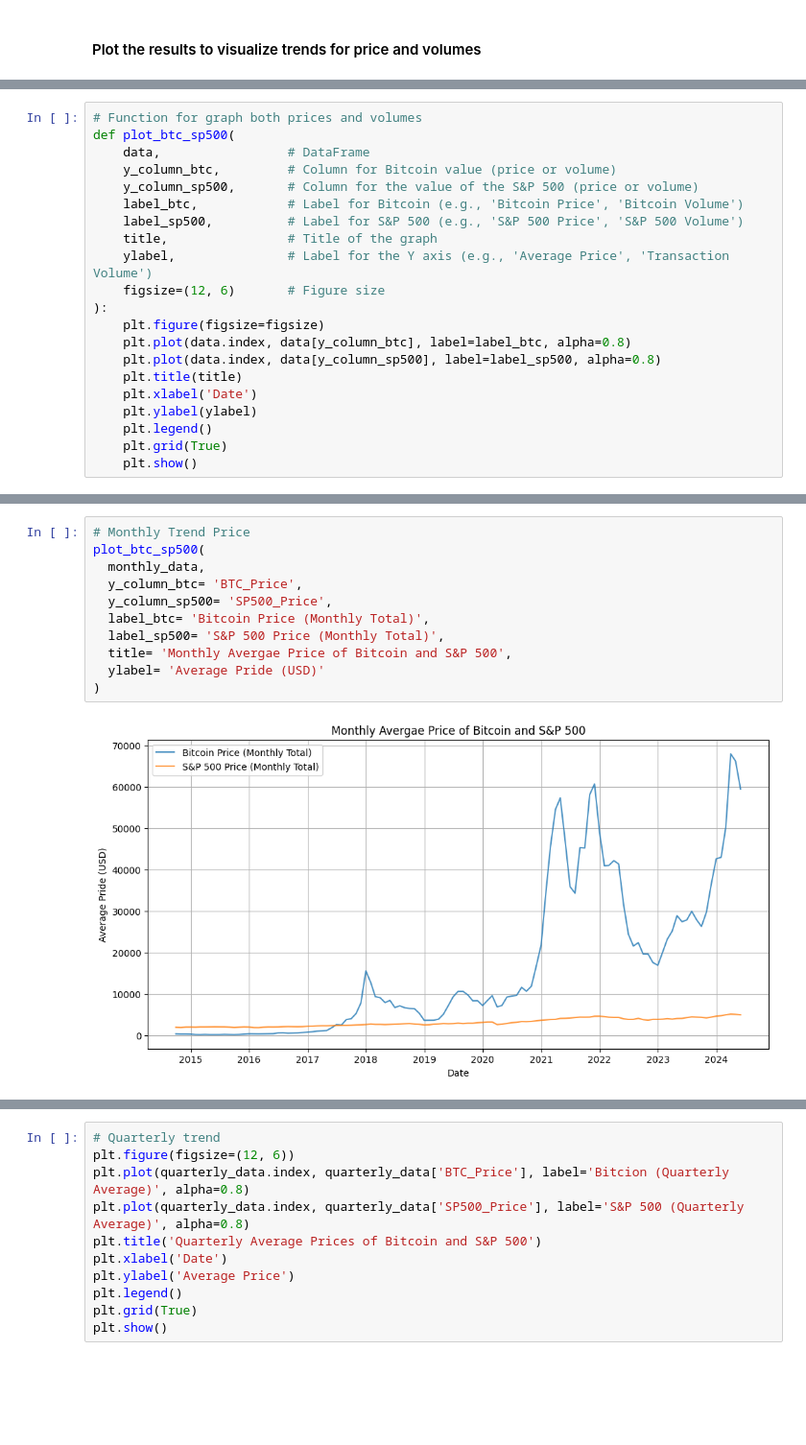
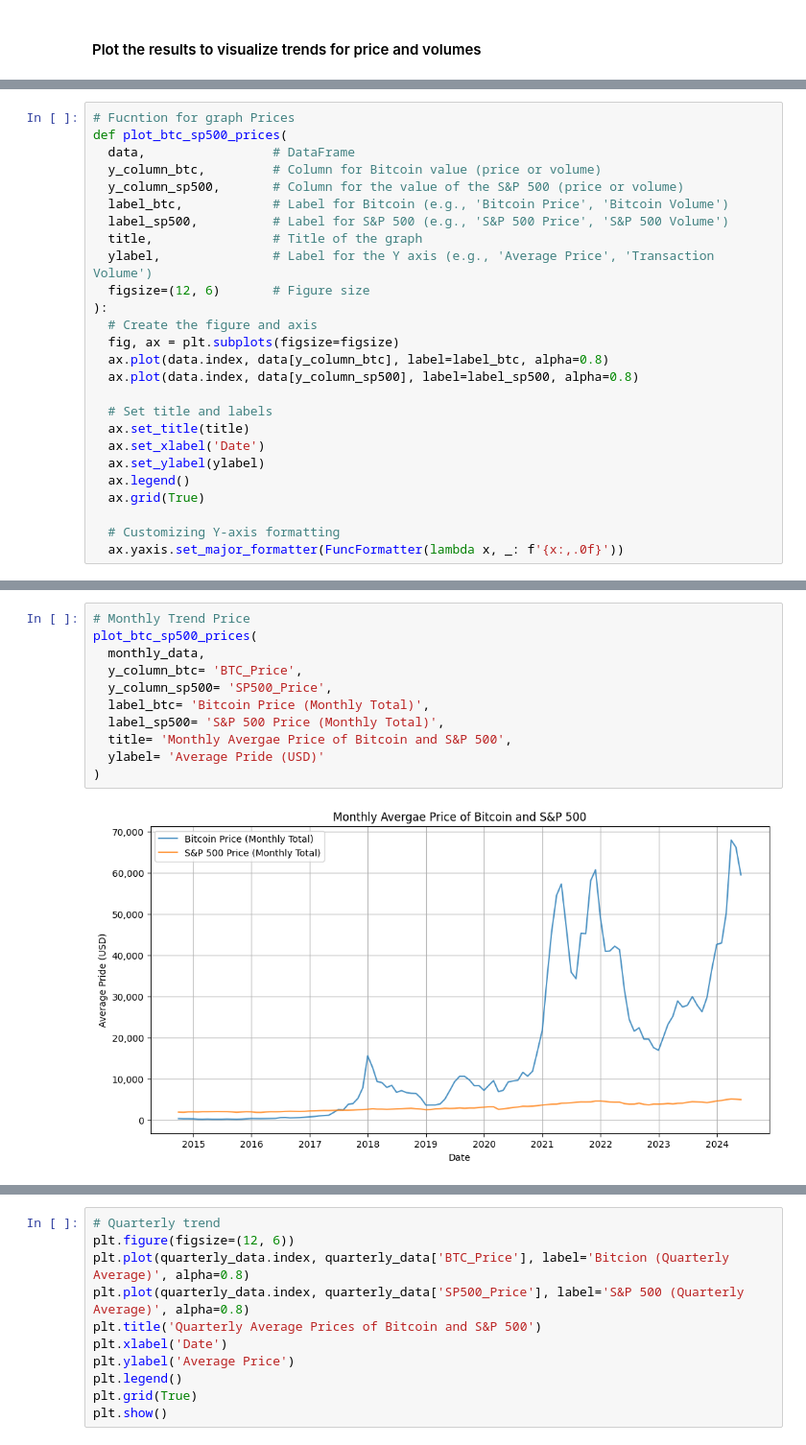
Before and after one commit to AngelDHackerman/BTC-ETH_Data_Analysis, a Jupyter notebook: 4_Temporal_Analysis.ipynb, the cells around one changed output, grey strips where cells are left out. Shown at 96% size. Cells and saved outputs as stored; diff of their text form; blank space fills up the shorter version.

```diff
--- a/4_Temporal_Analysis.ipynb
+++ b/4_Temporal_Analysis.ipynb
@@ -102,23 +131,28 @@ annual_volume = analyze_volume_by_frequency(merged_data, 'YE')
 # %%
-# Function for graph both prices and volumes
-def plot_btc_sp500(
-    data,                 # DataFrame
-    y_column_btc,         # Column for Bitcoin value (price or volume)
-    y_column_sp500,       # Column for the value of the S&P 500 (price or volume)
-    label_btc,            # Label for Bitcoin (e.g., 'Bitcoin Price', 'Bitcoin Volume')
-    label_sp500,          # Label for S&P 500 (e.g., 'S&P 500 Price', 'S&P 500 Volume')
-    title,                # Title of the graph
-    ylabel,               # Label for the Y axis (e.g., 'Average Price', 'Transaction Volume')
-    figsize=(12, 6)       # Figure size
+# Fucntion for graph Prices
+def plot_btc_sp500_prices(
+  data,                 # DataFrame
+  y_column_btc,         # Column for Bitcoin value (price or volume)
+  y_column_sp500,       # Column for the value of the S&P 500 (price or volume)
+  label_btc,            # Label for Bitcoin (e.g., 'Bitcoin Price', 'Bitcoin Volume')
+  label_sp500,          # Label for S&P 500 (e.g., 'S&P 500 Price', 'S&P 500 Volume')
+  title,                # Title of the graph
+  ylabel,               # Label for the Y axis (e.g., 'Average Price', 'Transaction Volume')
+  figsize=(12, 6)       # Figure size
 ):
-    plt.figure(figsize=figsize)
-    plt.plot(data.index, data[y_column_btc], label=label_btc, alpha=0.8)
-    plt.plot(data.index, data[y_column_sp500], label=label_sp500, alpha=0.8)
-    plt.title(title)
-    plt.xlabel('Date')
-    plt.ylabel(ylabel)
-    plt.legend()
-    plt.grid(True)
-    plt.show()
+  # Create the figure and axis
+  fig, ax = plt.subplots(figsize=figsize)
+  ax.plot(data.index, data[y_column_btc], label=label_btc, alpha=0.8)
+  ax.plot(data.index, data[y_column_sp500], label=label_sp500, alpha=0.8)
+
+  # Set title and labels
+  ax.set_title(title)
+  ax.set_xlabel('Date')
+  ax.set_ylabel(ylabel)
+  ax.legend()
+  ax.grid(True)
+
+  # Customizing Y-axis formatting
+  ax.yaxis.set_major_formatter(FuncFormatter(lambda x, _: f'{x:,.0f}'))
 # %%
 # Weekly Trend Price
@@ -149,15 +183,15 @@ plot_btc_sp500(
 # %%
 # Monthly Trend Price
-plot_btc_sp500(
+plot_btc_sp500_prices(
   monthly_data,
   y_column_btc= 'BTC_Price',
   y_column_sp500= 'SP500_Price',
   label_btc= 'Bitcoin Price (Monthly Total)',
   label_sp500= 'S&P 500 Price (Monthly Total)',
   title= 'Monthly Avergae Price of Bitcoin and S&P 500',
   ylabel= 'Average Pride (USD)'
 )
 # %% [output]
-[figure, old version]
+[figure, new version]
 # %%
 # Monthly Trend Volume
```
Also changed, not shown: parts of 5 cells of this notebook.
